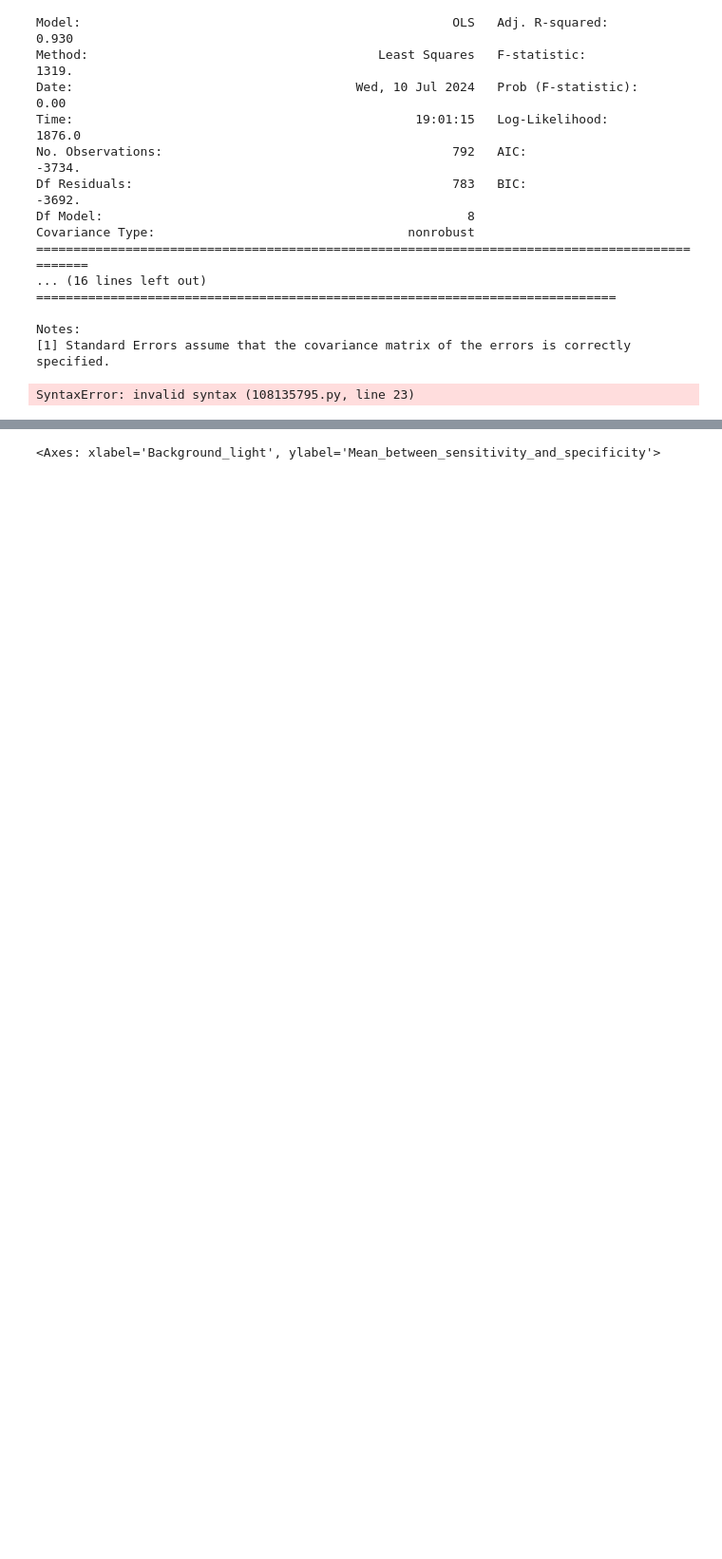
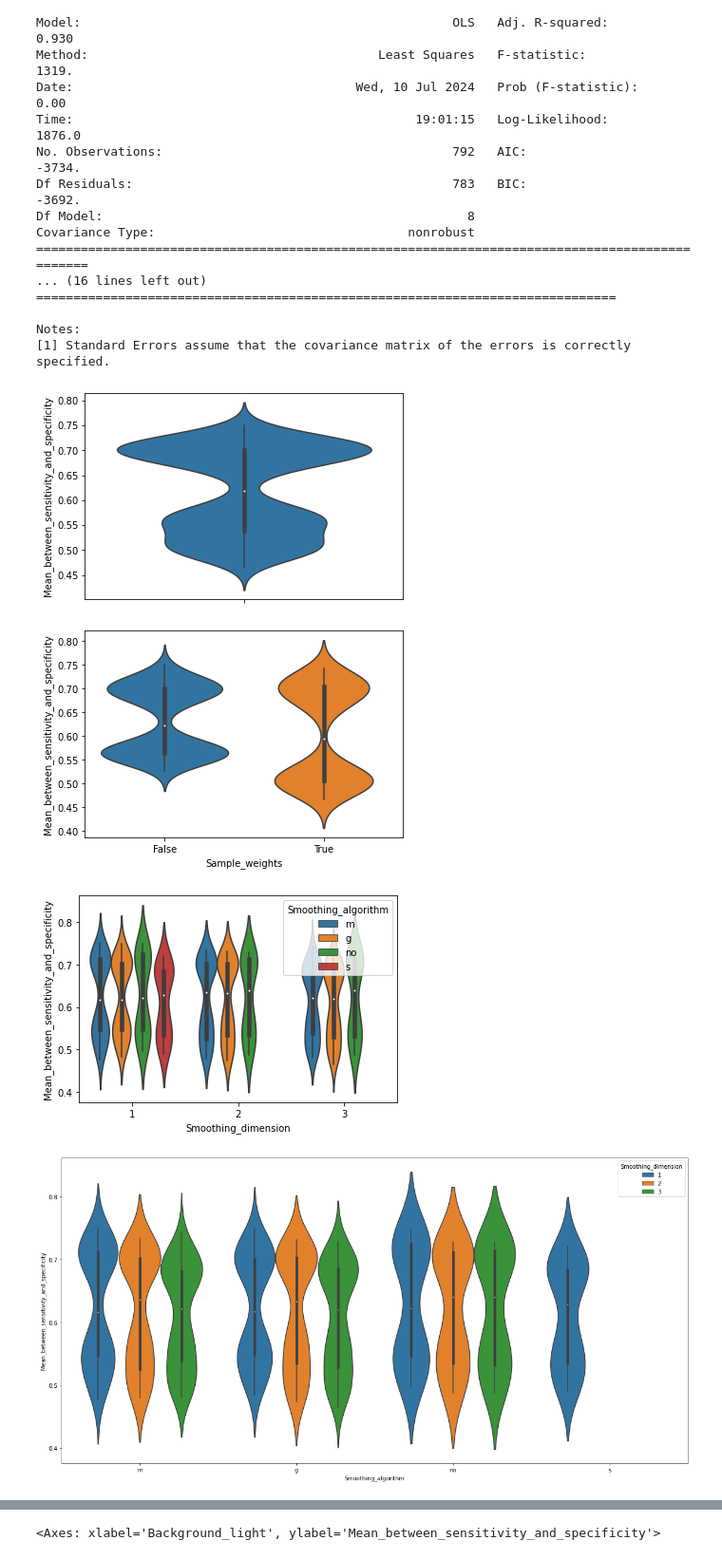
Before and after one commit to msokur/hsi-experiments, a Jupyter notebook: experiments/analyse_experiment.ipynb, the cells around one changed output, grey strips where cells are left out. Shown at 95% size. Saved outputs shown, nothing was run; the diff lists cells and outputs as text; code cells hidden in the pictures; blank space fills up the shorter version.

Commit message:
Created several notebooks to analyse results and for figures in the paper

```diff
--- a/experiments/analyse_experiment.ipynb
+++ b/experiments/analyse_experiment.ipynb
@@ -133,23 +134,32 @@ Notes:
 # %%
 import matplotlib.pyplot as plt
 import seaborn as sns
 
-#df_ = df.copy()
-df_ = df[(df['Scaling'] == 'svn') & (df['Sample_weights'] == False)]
+df_ = df.copy()
+#df_ = df[(df['Scaling'] == 'svn')]
+
+sns.violinplot(y='Mean_between_sensitivity_and_specificity', data=df_)
+plt.show()
+
+sns.violinplot(x='Sample_weights', y='Mean_between_sensitivity_and_specificity', data=df_)
+plt.show()
 
 sns.violinplot(x='Smoothing_dimension', y='Mean_between_sensitivity_and_specificity', hue='Smoothing_algorithm', data=df_)
 plt.show()
 
 plt.figure(figsize=(20, 10))
 sns.violinplot(x='Smoothing_algorithm', y='Mean_between_sensitivity_and_specificity', hue='Smoothing_dimension', data=df_)
 plt.show()
 
 plt.figure(figsize=(20, 10))
 sns.violinplot(x='Smoothing_value', y='Mean_between_sensitivity_and_specificity', hue='Smoothing_dimension', data=df_)
 plt.show()
 
 plt.figure(figsize=(20, 10))
 sns.violinplot(x='Background_light', y='Mean_between_sensitivity_and_specificity', hue='Background', data=df_)
 plt.show()
 # %% [output]
-SyntaxError: invalid syntax (108135795.py, line 23)
+[figure, added]
+[figure, added]
+[figure, added]
+[figure, added]
```
Also changed, not shown: parts of 2 cells of this notebook, 5 other files.
